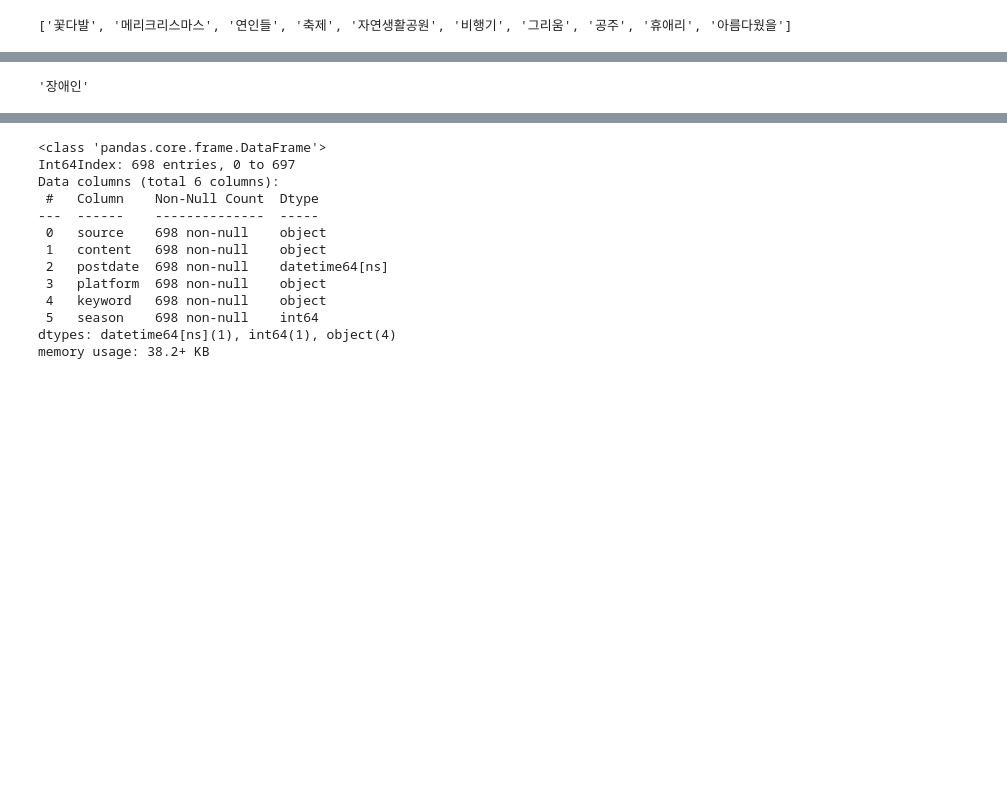
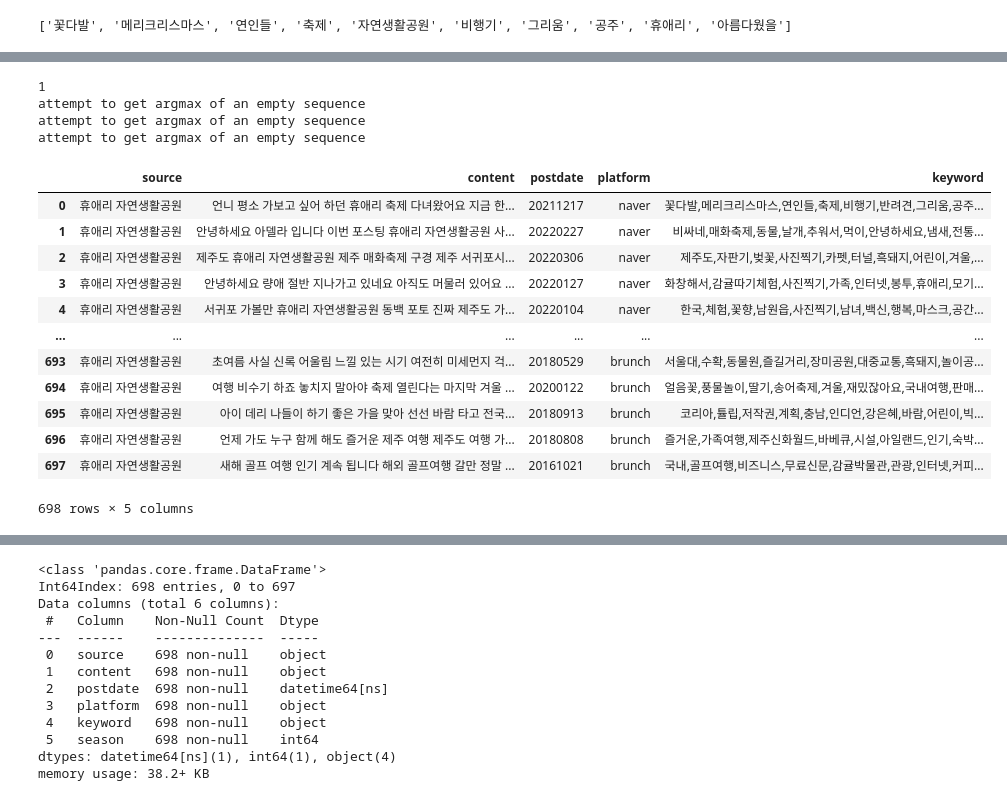
Before and after one commit to ukjinlee66/jeju_tourist_recommend, a Jupyter notebook: analysis/keybert_keyword.ipynb, the cells around one changed output, grey strips where cells are left out. Cells and saved outputs as stored; diff of their text form; code cells hidden in the pictures; blank space fills up the shorter version.

```diff
--- a/analysis/keybert_keyword.ipynb
+++ b/analysis/keybert_keyword.ipynb
@@ -64,10 +62,10 @@ tok_sentence
 # N_gram 단어 추출
 
 
-n_gram_range=(2,3)
+#n_gram_range=(2,3)
 
 #count = CountVectorizer(ngram_range=n_gram_range).fit([tok_sentence])
-count = CountVectorizer().fit([tok_sentence])
+count = CountVectorizer().fit([sentence])
 candidates = count.get_feature_names()
 
 print('candidates 개수:', len(candidates))
@@ -230,2 +311,0 @@ for i,doc in enumerate(doc_list):
-# %%
-keyword_df = pd.read_parquet('add_keyword.parquet')
@@ -265,22 +311,0 @@ result.most_common(20)
-# %%
-source = df['source'].unique()
-print(source)
-tfidf_df = df[df['source']==source[1]]
-
-tfidf_doc = list(tfidf_df['content'])
-
-tfidf_tok = []
-for i,d in enumerate(tfidf_doc):
-    tokenized_doc = okt.pos(d)
-    stop_word = ['있는','있고','있으니','입니다.','이렇게','있을', tour, tour.replace(' ','')]
-    tfidf_tok.append(' '.join([w for w,t in tokenized_doc if  t not in ['Verb'] or w not in stop_word]))
-    print(len(tfidf_doc),'/',i+1)
-
-vectorizer = TfidfVectorizer(analyzer = 'word',min_df=2)
-
-vectorizer.fit(tok_list)
-
-tfidf_candidates = vectorizer.get_feature_names()
-
-tfidf_doc_embedding = model.encode(tfidf_doc)
-tfidf_candidate_embeddings = model.encode(tfidf_candidates)
@@ -333,4 +312,35 @@ keywords
-# %%
-tfidf_candidates[distances.argsort()[0][0]]
-# %% [output]
-'장애인'
+# %%
+# 블로그 별로 키워드 추출 후 parquet 저장
+result_df = pd.DataFrame(columns=['source','content','postdate','platform','keyword'])
+li = ['휴애리 자연생활공원']
+for i,s in enumerate(li):
+    print(i+1)
+    s_re = re.sub('[^-가-힣0-9]',' ',s)
+    stop_word = ['있는','있고','있으니','입니다.','이렇게','있을','제주특별자치도',s,s_re.replace(' ','')]
+    stop_word.extend(s_re.split(' '))
+
+    keyword_df = df[df['source']==s].copy()
+    keyword_df['keyword'] = keyword_df['content'].map(keyword)
+    result_df = result_df.append(keyword_df,ignore_index=True)
+
+
+#result_df.to_parquet("keybert_keyword_new5.parquet",compression='gzip')
+result_df
+# %% [output]
+1
+attempt to get argmax of an empty sequence
+attempt to get argmax of an empty sequence
+attempt to get argmax of an empty sequence
+|  | source | content | postdate | platform | keyword |
+| 0 | 휴애리 자연생활공원 | 언니 평소 가보고 싶어 하던 휴애리 축제 다녀왔어요 지금 한... | 20211217 | naver | 꽃다발,메리크리스마스,연인들,축제,비행기,반려견,그리움,공주... |
+| 1 | 휴애리 자연생활공원 | 안녕하세요 아델라 입니다 이번 포스팅 휴애리 자연생활공원 사... | 20220227 | naver | 비싸네,매화축제,동물,날개,추워서,먹이,안녕하세요,냄새,전통... |
+| 2 | 휴애리 자연생활공원 | 제주도 휴애리 자연생활공원 제주 매화축제 구경 제주 서귀포시... | 20220306 | naver | 제주도,자판기,벚꽃,사진찍기,카펫,터널,흑돼지,어린이,겨울,... |
+| 3 | 휴애리 자연생활공원 | 안녕하세요 량애 절반 지나가고 있네요 아직도 머물러 있어요 ... | 20220127 | naver | 화창해서,감귤따기체험,사진찍기,가족,인터넷,봉투,휴애리,모기... |
+| 4 | 휴애리 자연생활공원 | 서귀포 가볼만 휴애리 자연생활공원 동백 포토 진짜 제주도 가... | 20220104 | naver | 한국,체험,꽃향,남원읍,사진찍기,남녀,백신,행복,마스크,공간... |
+| ... | ... | ... | ... | ... | ... |
+| 693 | 휴애리 자연생활공원 | 초여름 사실 신록 어울림 느낄 있는 시기 여전히 미세먼지 걱... | 20180529 | brunch | 서울대,수확,동물원,즐길거리,장미공원,대중교통,흑돼지,놀이공... |
+| 694 | 휴애리 자연생활공원 | 여행 비수기 하죠 놓치지 말아야 축제 열린다는 마지막 겨울 ... | 20200122 | brunch | 얼음꽃,풍물놀이,딸기,송어축제,겨울,재밌잖아요,국내여행,판매... |
+| 695 | 휴애리 자연생활공원 | 아이 데리 나들이 하기 좋은 가을 맞아 선선 바람 타고 전국... | 20180913 | brunch | 코리아,튤립,저작권,계획,충남,인디언,강은혜,바람,어린이,빅... |
+| 696 | 휴애리 자연생활공원 | 언제 가도 누구 함께 해도 즐거운 제주 여행 제주도 여행 가... | 20180808 | brunch | 즐거운,가족여행,제주신화월드,바베큐,시설,아일랜드,인기,숙박... |
+| 697 | 휴애리 자연생활공원 | 새해 골프 여행 인기 계속 됩니다 해외 골프여행 갈만 정말 ... | 20161021 | brunch | 국내,골프여행,비즈니스,무료신문,감귤박물관,관광,인터넷,커피... |
+698 rows × 5 columns
```
Also changed, not shown: parts of 60 cells of this notebook, 2 other files.
